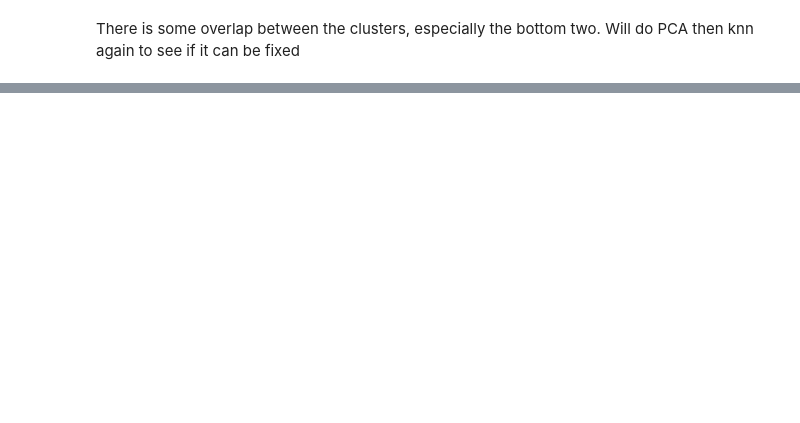
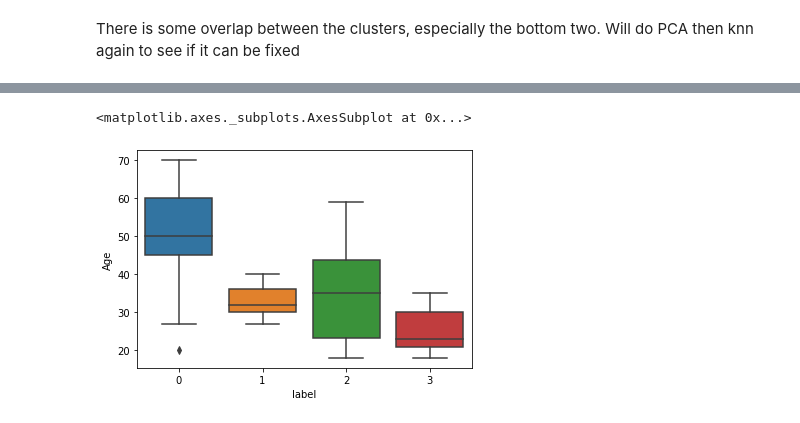
Before and after one commit to Thespee/Segment_Analysis, a Jupyter notebook: Segment_Analysis.ipynb, the cells around one changed output, grey strips where cells are left out. Cells and saved outputs as stored; diff of their text form; code cells hidden in the pictures; blank space fills up the shorter version.

```diff
--- a/Segment_Analysis.ipynb
+++ b/Segment_Analysis.ipynb
@@ -87,0 +138,5 @@ There is some overlap between the clusters, especially the bottom two. Will do P
+# %%
+data_ana = data_raw
+data_ana = pd.DataFrame(data_ana.drop(['CustomerID'],axis=1))
+data_ana['label'] = clusters
+data_ana.head()
@@ -87,0 +173,5 @@ There is some overlap between the clusters, especially the bottom two. Will do P
+# %%
+sp.boxplot(x='label',y='Age',data=data_ana)
+# %% [output]
+<matplotlib.axes._subplots.AxesSubplot at 0x...>
+[figure, added]
```
Also changed, not shown: parts of 19 cells of this notebook.
